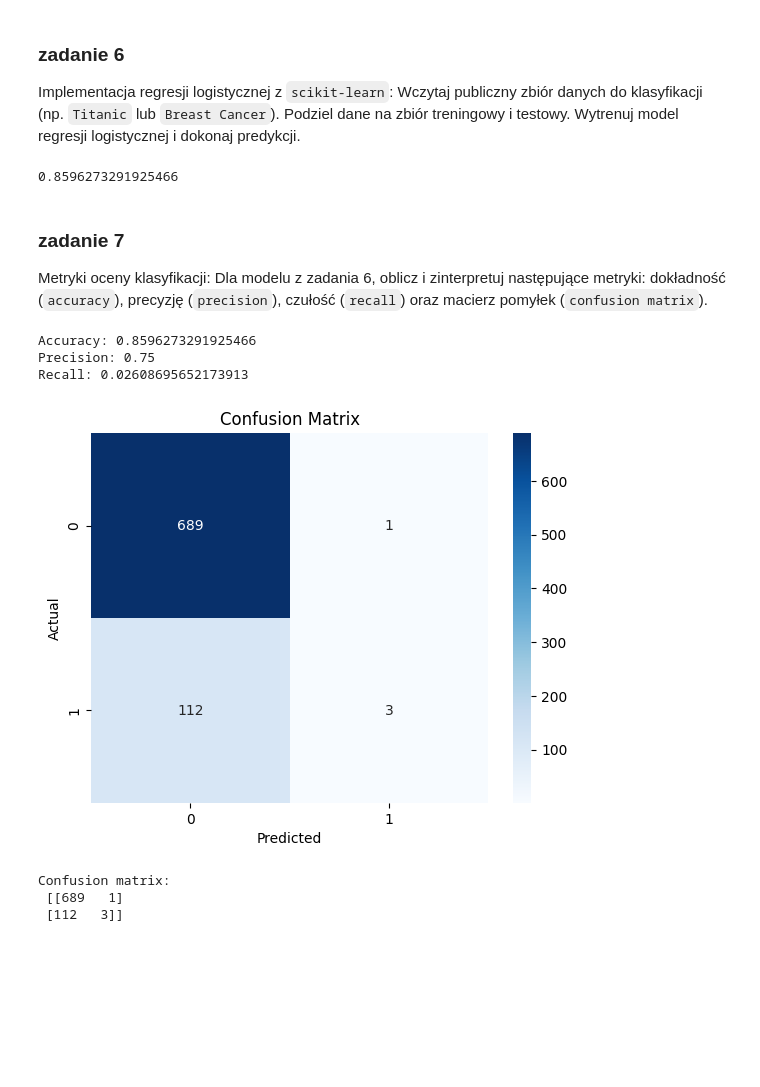
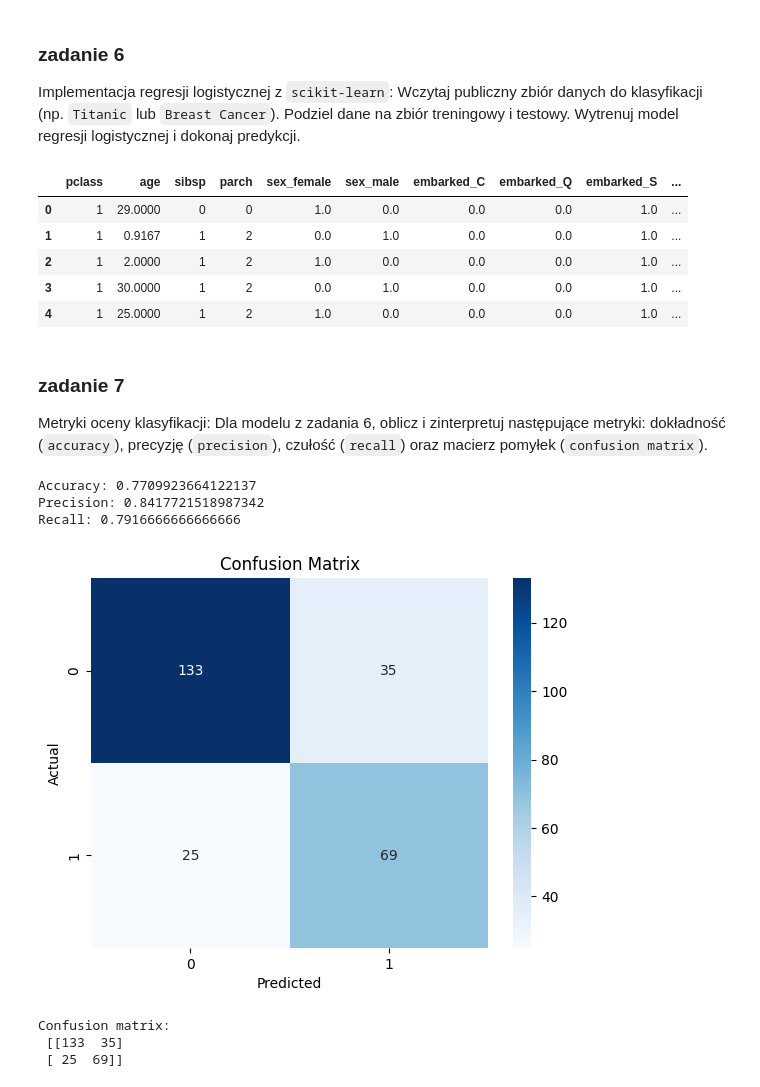
Before and after one commit to MariaNowacka/ml, a Jupyter notebook: l3.ipynb, the cells around one changed output. Cells and saved outputs as stored; diff of their text form; code cells hidden in the pictures; blank space fills up the shorter version.

Commit message:
updating with better recall

```diff
--- a/l3.ipynb
+++ b/l3.ipynb
@@ -164,15 +164,32 @@ plt.plot(x, y); plt.grid()
 # %% [markdown]
 ### zadanie 6
 Implementacja regresji logistycznej z `scikit-learn`: Wczytaj publiczny zbiór danych do klasyfikacji (np. `Titanic` lub `Breast Cancer`). Podziel dane na zbiór treningowy i testowy. Wytrenuj model regresji logistycznej i dokonaj predykcji.
+# %%
+from sklearn.datasets import fetch_openml
+from sklearn.preprocessing import OneHotEncoder
+data = fetch_openml(name='titanic', version=1).frame
+X = data.drop(columns = ['survived', 'name', 'fare', 'cabin', 'home.dest', 'ticket', 'boat', 'body'])
+y = data['survived']
+X['age'] = X.groupby(['pclass', 'sex'], observed=True)['age'].transform(lambda x: x.fillna(x.median()))
+dummies = []
+for col in X.select_dtypes(include=['object', 'category']).columns:
+    if X[col].nunique()<=5:
+        dummies.append(col)
+
+encoder = OneHotEncoder(sparse_output=False, handle_unknown='ignore')
+encoded = encoder.fit_transform(X[dummies])
+encoded_df = pd.DataFrame(encoded, columns=encoder.get_feature_names_out(dummies))
+data_smart = pd.concat([X.drop(columns=dummies), encoded_df], axis=1)
+data_smart.head()
+# %% [output]
+|  | pclass | age | sibsp | parch | sex_female | sex_male | embarked_C | embarked_Q | embarked_S | ... |
+| 0 | 1 | 29.0000 | 0 | 0 | 1.0 | 0.0 | 0.0 | 0.0 | 1.0 | ... |
+| 1 | 1 | 0.9167 | 1 | 2 | 0.0 | 1.0 | 0.0 | 0.0 | 1.0 | ... |
+| 2 | 1 | 2.0000 | 1 | 2 | 1.0 | 0.0 | 0.0 | 0.0 | 1.0 | ... |
+| 3 | 1 | 30.0000 | 1 | 2 | 0.0 | 1.0 | 0.0 | 0.0 | 1.0 | ... |
+| 4 | 1 | 25.0000 | 1 | 2 | 1.0 | 0.0 | 0.0 | 0.0 | 1.0 | ... |
 # %%
-data = pd.read_csv('BreastCancer.csv', sep=';')
-X = data.drop(columns=["Status"])
-X.isnull().sum()
-X['Grade'] = data['Grade'].fillna(2)
-X = pd.get_dummies(X)
-y = data["Status"]
-y_bin = pd.get_dummies(data = y, columns=["Status"])
-X_train, X_test, y_train, y_test = train_test_split(X, y, test_size=0.2)
+X_train, X_test, y_train, y_test = train_test_split(data_smart, y, test_size=0.2)
 from sklearn.preprocessing import StandardScaler
 scaler = StandardScaler()
 X_train_scaled = pd.DataFrame(
@@ -189,11 +206,7 @@ from sklearn.linear_model import LogisticRegression
 log_reg = LogisticRegression(class_weight='balanced', max_iter = 500)
 log_reg.fit(X_train_scaled, y_train)
 # log_reg.score(X_train_scaled, y_train)
-y_pred = log_reg.predict(X_test)
+y_pred = log_reg.predict(X_test_scaled)
-# %%
-sum(y_test == y_pred)/len(y_test)
-# %% [output]
-0.8596273291925466
 # %% [markdown]
 ### zadanie 7
 Metryki oceny klasyfikacji: Dla modelu z zadania 6, oblicz i zinterpretuj następujące metryki: dokładność (`accuracy`), precyzję (`precision`),
@@ -201,25 +214,25 @@ czułość (`recall`) oraz macierz pomyłek (`confusion matrix`).
 # %%
 from sklearn.metrics import accuracy_score, precision_score, recall_score, confusion_matrix
 import seaborn as sns
-
 accuracy = accuracy_score(y_test, y_pred)
-precision = precision_score(y_test, y_pred, pos_label='Dead')
-recall = recall_score(y_test, y_pred, pos_label='Dead')
+label='0' #Dead
+precision = precision_score(y_test, y_pred, pos_label=label)
+recall = recall_score(y_test, y_pred, pos_label=label)
 print("Accuracy:", accuracy)
 print("Precision:", precision)
 print("Recall:", recall)
 cm = confusion_matrix(y_test, y_pred)
 sns.heatmap(cm, annot=True, fmt='d', cmap='Blues')
 plt.xlabel('Predicted')
 plt.ylabel('Actual')
 plt.title('Confusion Matrix')
 plt.show()
 print("Confusion matrix:\n", cm)
 # %% [output]
-Accuracy: 0.8596273291925466
-Precision: 0.75
-Recall: 0.02608695652173913
+Accuracy: 0.7709923664122137
+Precision: 0.8417721518987342
+Recall: 0.7916666666666666
-[figure, old version]
+[figure, new version]
 Confusion matrix:
- [[689   1]
- [112   3]]
+ [[133  35]
+ [ 25  69]]
```
